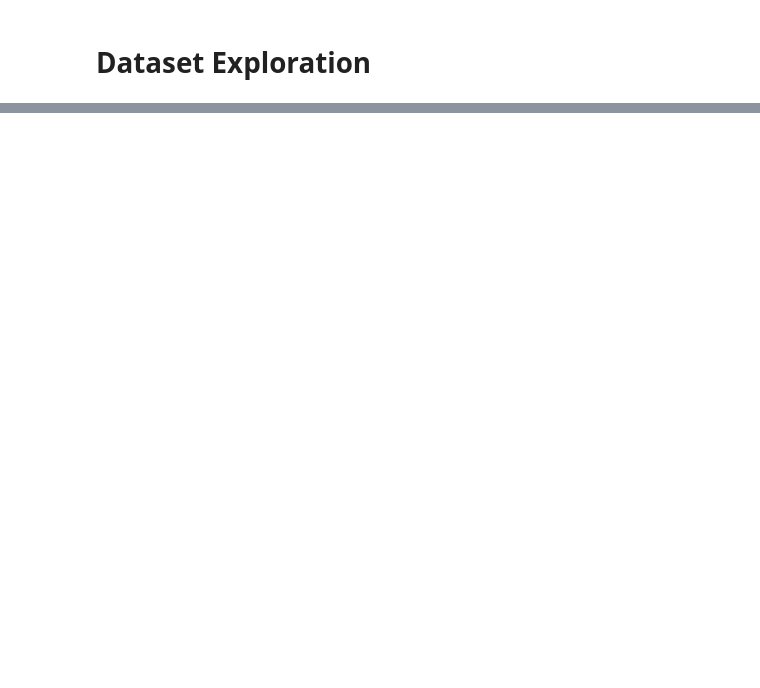
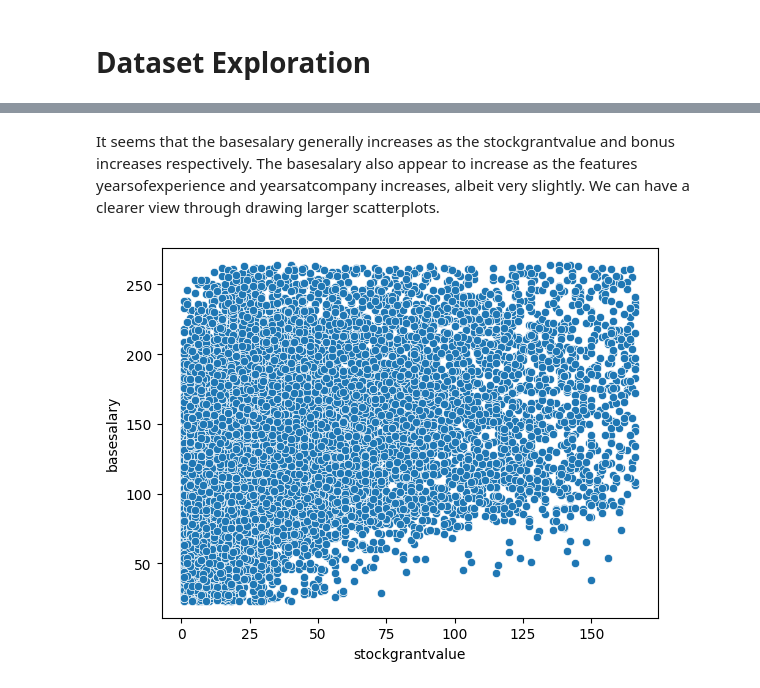
Before and after one commit to bowei-yu/artificial_intelligence, a Jupyter notebook: ai1/labs/ai1.ipynb, the cells around one changed output, grey strips where cells are left out. Cells and saved outputs as stored; diff of their text form; code cells hidden in the pictures; blank space fills up the shorter version.

```diff
--- a/ai1/labs/ai1.ipynb
+++ b/ai1/labs/ai1.ipynb
@@ -205,0 +321,6 @@ m = scatter_matrix(copy_df, figsize=(15, 15))
+# %% [markdown]
+It seems that the basesalary generally increases as the stockgrantvalue and bonus increases respectively. The basesalary also appear to increase as the features yearsofexperience and yearsatcompany increases, albeit very slightly. We can have a clearer view through drawing larger scatterplots.
+# %%
+plot = scatterplot(x='stockgrantvalue', y='basesalary', data=copy_df)
+# %% [output]
+[figure, added]
```
Also changed, not shown: parts of 71 cells of this notebook.
